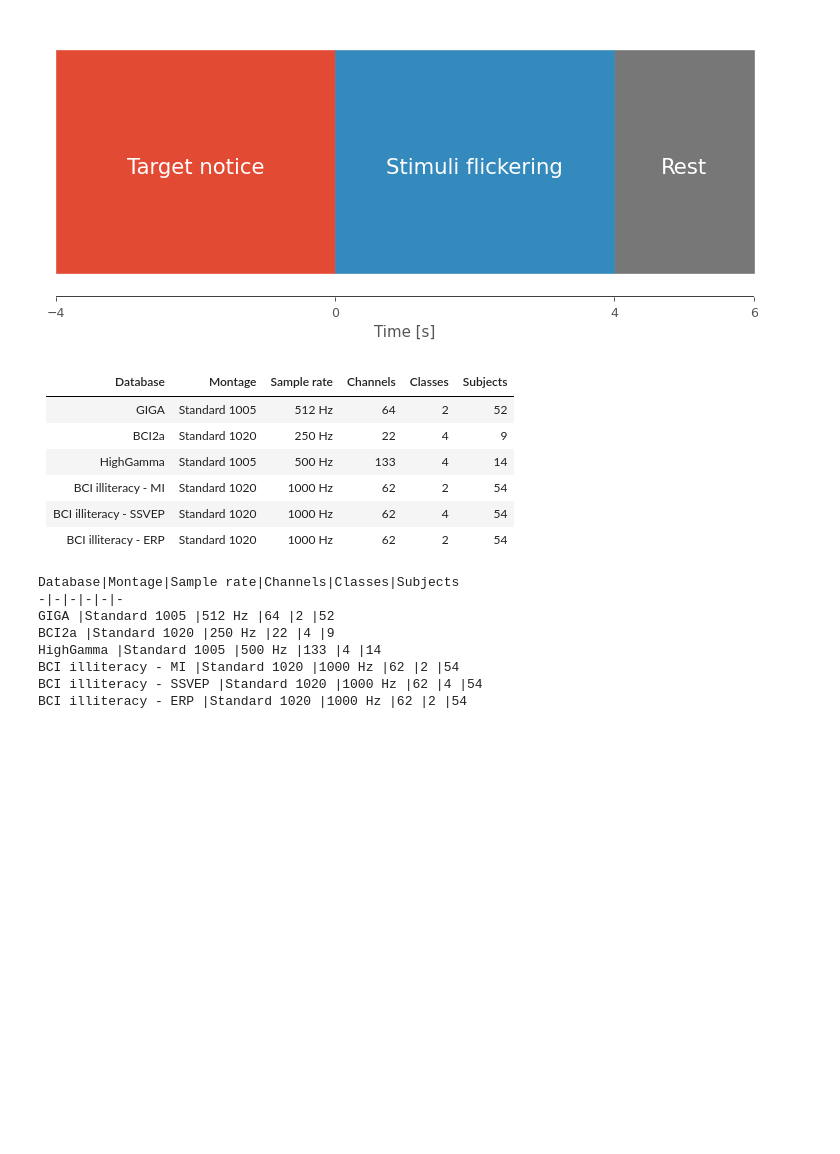
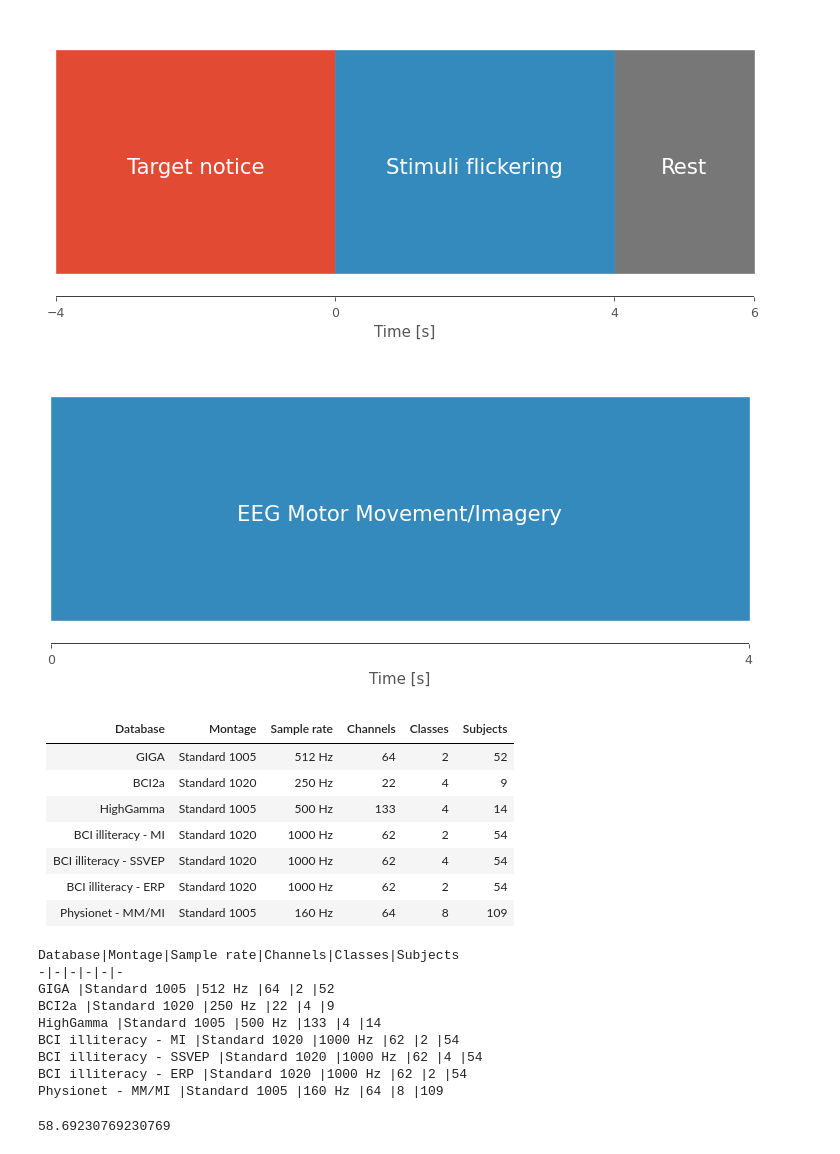
Before and after one commit to UN-GCPDS/python-gcpds.utils, a Jupyter notebook: docs/source/notebooks/anexos/A1-databases.ipynb, the cells around one changed output. Cells and saved outputs as stored; diff of their text form; code cells hidden in the pictures; blank space fills up the shorter version.

Commit message:
Added Physionet MMI

```diff
--- a/docs/source/notebooks/anexos/A1-databases.ipynb
+++ b/docs/source/notebooks/anexos/A1-databases.ipynb
@@ -183,6 +183,17 @@ build_paradigm('BCI illiteracy - SSVEP', data)
 fig.savefig('../images/illiteracy_ssvep.png')
 # %% [output]
 [figure]
+# %%
+data = {
+    'custom': [([0, 4], 'EEG Motor Movement/Imagery', 'C1'),
+              ],
+}
+
+fig = plt.figure(figsize=(10, 4), dpi=90)
+build_paradigm('Physionet', data)
+fig.savefig('../images/physionet.png')
+# %% [output]
+[figure, added]
 # %%
 show = lambda table:display(Markdown(str(table)))
 # %%
@@ -198,6 +209,7 @@ databases = (
     ['BCI illiteracy - MI', loaddb.BCIilliteracy_MI],
     ['BCI illiteracy - SSVEP', loaddb.BCIilliteracy_SSVEP],
     ['BCI illiteracy - ERP', loaddb.BCIilliteracy_ERP],
+    ['Physionet - MM/MI', loaddb.PhysionetMMI],
 )
 
 for name, cls_ in databases:
@@ -207,18 +219,8 @@ for name, cls_ in databases:
         str(f"{cls_.metadata['sampling_rate']} Hz"),
         str(len(cls_.metadata['channel_names'])),
         str(len(cls_.metadata['classes'])),
+        str(cls_.metadata['subjects']),
     ])
-
-    if 'subject_files' in cls_.metadata:
-        matrix[-1] = matrix[-1]+ [
-            str(int(len(cls_.metadata.get('subject_files', []))/2)),
-#             str(int(len(cls_.metadata.get('subject_files', []))/2)),
-        ]
-    else:
-        matrix[-1] = matrix[-1] + [
-            str(len(cls_.metadata.get('subject_training_files', []))),
-#             str(len(cls_.metadata.get('subject_evaluation_files', []))),
-        ]
 
 
 table = markdown_table.Table(columns, matrix)
@@ -233,6 +235,7 @@ HighGamma |Standard 1005 |500 Hz |133 |4 |14
 BCI illiteracy - MI |Standard 1020 |1000 Hz |62 |2 |54
 BCI illiteracy - SSVEP |Standard 1020 |1000 Hz |62 |4 |54
 BCI illiteracy - ERP |Standard 1020 |1000 Hz |62 |2 |54
+Physionet - MM/MI |Standard 1005 |160 Hz |64 |8 |109
 Database|Montage|Sample rate|Channels|Classes|Subjects
 -|-|-|-|-|-
 GIGA |Standard 1005 |512 Hz |64 |2 |52
@@ -241,3 +244,8 @@ HighGamma |Standard 1005 |500 Hz |133 |4 |14
 BCI illiteracy - MI |Standard 1020 |1000 Hz |62 |2 |54
 BCI illiteracy - SSVEP |Standard 1020 |1000 Hz |62 |4 |54
 BCI illiteracy - ERP |Standard 1020 |1000 Hz |62 |2 |54
+Physionet - MM/MI |Standard 1005 |160 Hz |64 |8 |109
+# %%
+763/13
+# %% [output]
+58.69230769230769
```
Also changed, not shown: 18 other files.
